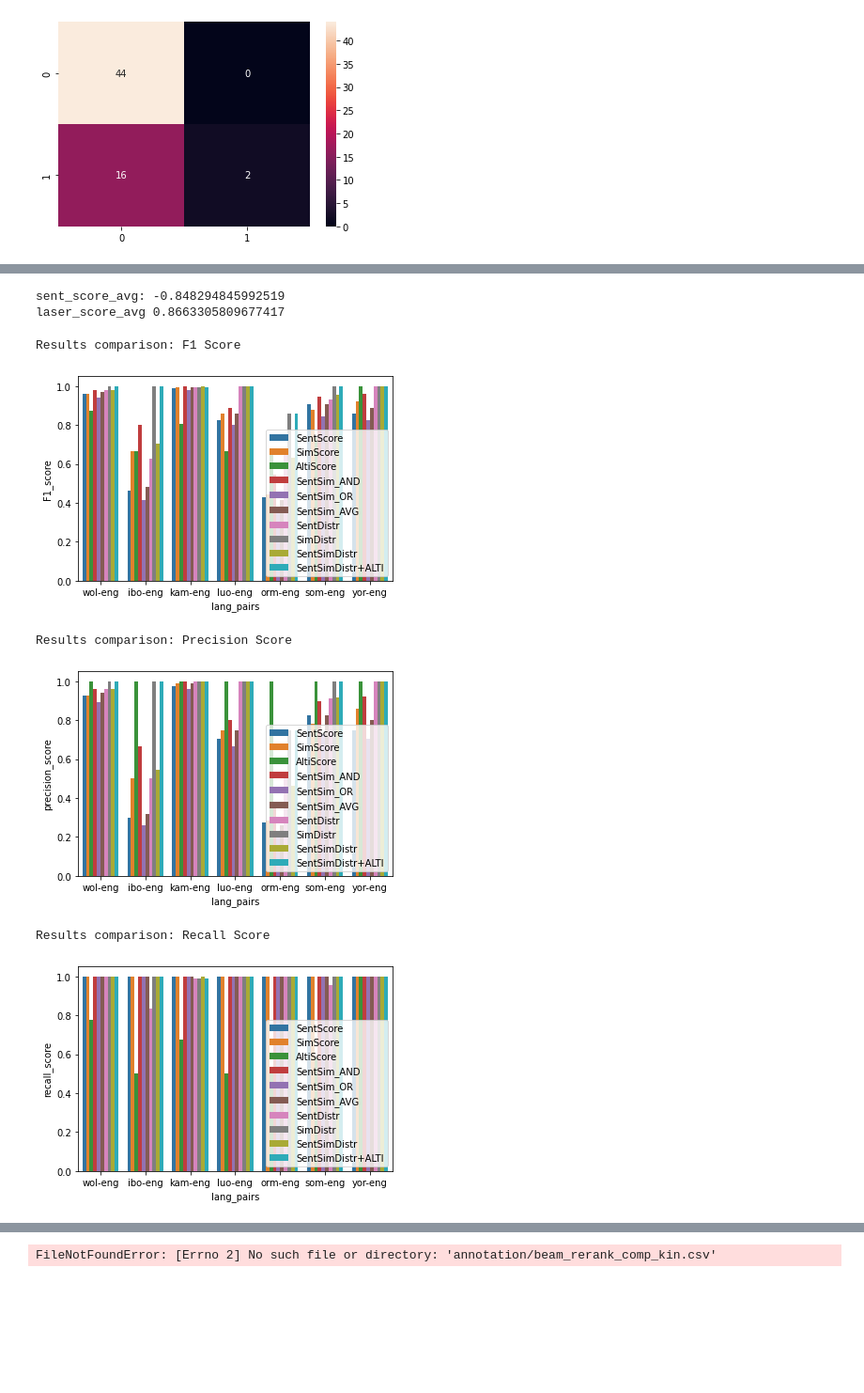
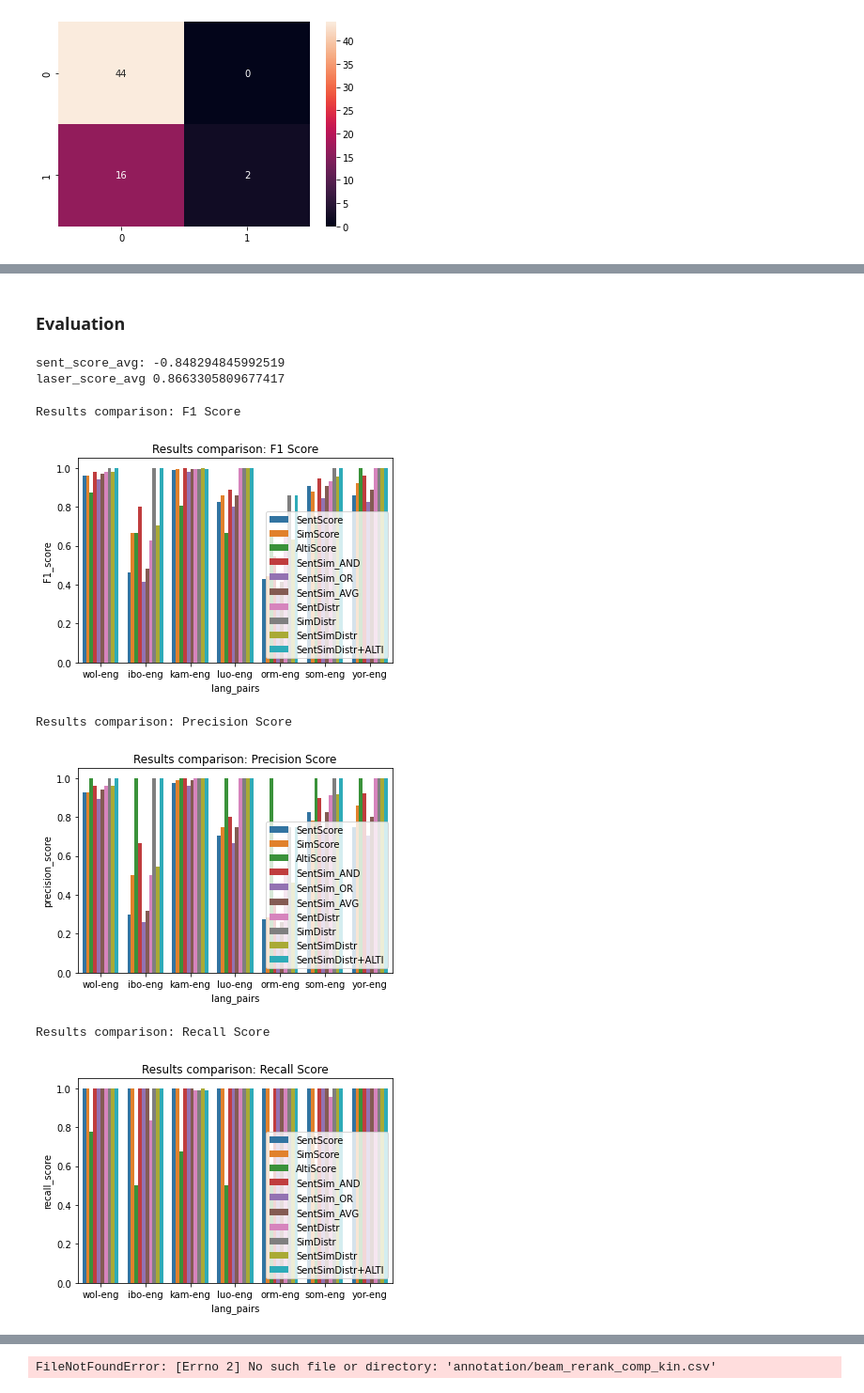
Before and after one commit to andreniyongabo/hallucination_detection_and_mitigation, a Jupyter notebook: detection_and_mitigation_evaluation.ipynb, the cells around one changed output, grey strips where cells are left out. Shown: that part at 94% size. Drawn from its saved outputs; the diff is of its cells as text; code cells hidden in the pictures; blank space fills up the shorter version.

```diff
--- a/detection_and_mitigation_evaluation.ipynb
+++ b/detection_and_mitigation_evaluation.ipynb
@@ -801,3 +737,5 @@ plt.show()
+# %% [markdown]
+### Evaluation
 # %%
 # evaluating the above techniques on catastrophic translation datasets of different languages.
 
@@ -805,7 +743,7 @@ def detect(df, sent_avg, sim_avg, alti_threshold, sent_distr_threshold, sim_dist
     #halluc=1
     #natural_trans=0
 
-    orig_classes = [1 if eval=="catastrophic" else 0 for i, eval in enumerate(df["evaluation"])] # assign 1 to hallucination and 0 to natural translations
+    orig_classes = [1 if eval=="catastrophic" else 0 for i, eval in enumerate(df["annotation"])] # assign 1 to hallucination and 0 to natural translations
     pred_classes = []
 
     for i in range(len(df)):
@@ -927,11 +865,9 @@ if __name__=="__main__":
                 data = df_plot,
                 estimator = np.median,
                 ci = 0)
-
-    # for i in ax.containers:
-    #     ax.bar_label(i,)
     # Change the legend position
     plt.legend(loc='lower right')
+    plt.title("Results comparison: F1 Score")
     plt.show()
 
     print("Results comparison: Precision Score")
@@ -939,40 +875,38 @@ if __name__=="__main__":
                 y = 'precision_score',
                 hue = 'method',
                 data = df_plot,
                 estimator = np.median,
                 ci = 0)
 
-    # for i in ax.containers:
-    #     ax.bar_label(i,)
+    plt.title("Results comparison: Precision Score")
     # Change the legend position
     plt.legend(loc='lower right')
     plt.show()
 
     print("Results comparison: Recall Score")
     sns.barplot(x = 'lang_pairs',
                 y = 'recall_score',
                 hue = 'method',
                 data = df_plot,
                 estimator = np.median,
                 ci = 0)
 
-    # for i in ax.containers:
-    #     ax.bar_label(i,)
+    plt.title("Results comparison: Recall Score")
     # Change the legend position
     plt.legend(loc='lower right')
     plt.show()
 
 #     print("confusion matrices")
 #     for cfm in conf_matrices[-14:]:
 #         sns.heatmap(cfm, annot=True)
 #         plt.show()
 # %% [output]
 sent_score_avg: -0.848294845992519
 laser_score_avg 0.8663305809677417
 Results comparison: F1 Score
-[figure, old version]
+[figure, new version]
 Results comparison: Precision Score
-[figure, old version]
+[figure, new version]
 Results comparison: Recall Score
-[figure, old version]
+[figure, new version]
 # %% [markdown]
```
Also changed, not shown: parts of 13 cells of this notebook, 16 other files.
